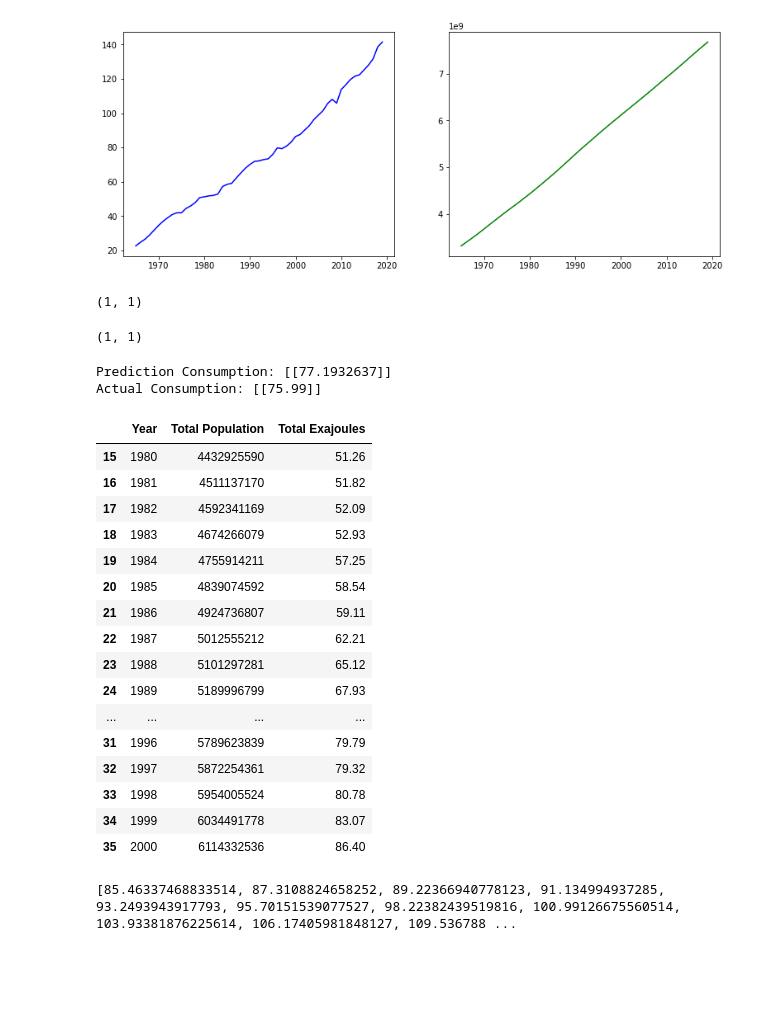
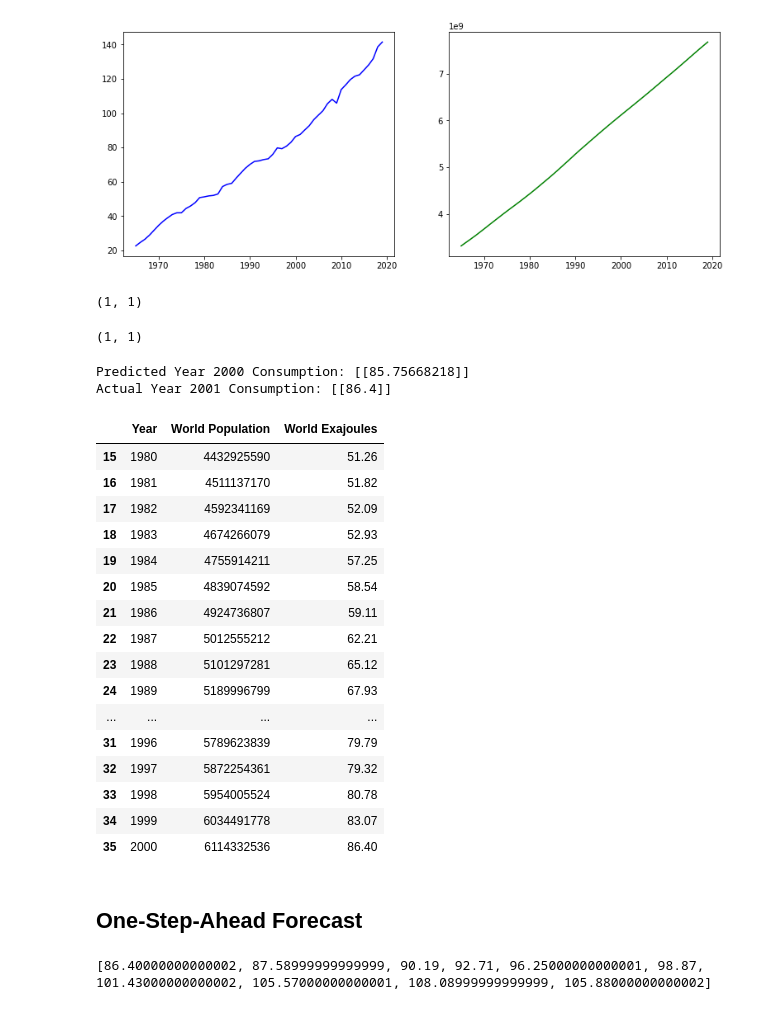
Before and after one commit to minerva-b/Final_Team_Project, a Jupyter notebook: minerva/MachineLearning_GasCsmp_1970-2019.ipynb, the cells around one changed output. Drawn from its saved outputs; the diff is of its cells as text; code cells hidden in the pictures; blank space fills up the shorter version.

Commit message:
Pushing w latest adjustments; one-step-ahead forecast on both prod and csmp

```diff
--- a/minerva/MachineLearning_GasCsmp_1970-2019.ipynb
+++ b/minerva/MachineLearning_GasCsmp_1970-2019.ipynb
@@ -54,6 +54,6 @@ gas_pop.head()
 # %%
 # Renaming columns
 # new_df = df.rename(columns={"A": "a", "B": "c"})
-gas_pop = gas_pop.rename(columns={"World": "Total Population", "Total World": "Total Exajoules"})
+gas_pop = gas_pop.rename(columns={"World": "World Population", "Total World": "World Exajoules"})
 gas_pop.head()
 # %% [output]
@@ -257,16 +255,18 @@ X_train_csmp, X_test_csmp, y_train_csmp, y_test_csmp = train_test_split(X_csmp,
 from sklearn.linear_model import LinearRegression
 model_csmp = LinearRegression()
 ### END SOLUTION
-# %%
-world_gas_2000_csmp = final_gas_csmp['Total Population'][30].reshape(-1, 1)
-world_gas_2000_csmp.shape
-# %% [output]
-(1, 1)
-# %%
-exajoules_2000_csmp = final_gas_csmp['Total Exajoules'][30].reshape(-1, 1)
-exajoules_2000_csmp.shape
-# %% [output]
-(1, 1)
+# %%
+# Need the 'population' for year 2000 to predict 2001
+world_gas_2000_csmp = final_gas_csmp.loc[final_gas_csmp['Year'] == 2000, 'World Population'].values.reshape(-1, 1)
+world_gas_2000_csmp.shape
+# %% [output]
+(1, 1)
+# %%
+# Need the 'exajoules' for 2001 for actual comparison to the prediction
+exajoules_2001_csmp = final_gas_csmp.loc[final_gas_csmp['Year'] == 2000, 'World Exajoules'].values.reshape(-1, 1)
+exajoules_2001_csmp.shape
+# %% [output]
+(1, 1)
 # %%
 # Fit the model to the data
 from sklearn.metrics import mean_squared_error, r2_score
@@ -274,19 +274,19 @@ fitment_csmp = model_csmp.fit(X_csmp, y_csmp)
 
 predicted_csmp = fitment_csmp.predict(world_gas_2000_csmp)
 
-print(f"Prediction Consumption: {predicted_csmp}")
-print(f"Actual Consumption: {exajoules_2000_csmp}")
+print(f"Predicted Year 2000 Consumption: {predicted_csmp}")
+print(f"Actual Year 2001 Consumption: {exajoules_2001_csmp}")
 
 ### BEGIN SOLUTION
 # model.fit(X_train, y_train)
 ### END SOLUTION
 # %% [output]
-Prediction Consumption: [[77.1932637]]
-Actual Consumption: [[75.99]]
+Predicted Year 2000 Consumption: [[85.75668218]]
+Actual Year 2001 Consumption: [[86.4]]
 # %%
-final_gas_csmp.loc[final_gas_csmp['Year'].between(1980, 2000), ['Year', 'Total Population', 'Total Exajoules']]
+final_gas_csmp.loc[final_gas_csmp['Year'].between(1980, 2000), ['Year', 'World Population', 'World Exajoules']]
 # %% [output]
-|  | Year | Total Population | Total Exajoules |
+|  | Year | World Population | World Exajoules |
 | 15 | 1980 | 4432925590 | 51.26 |
 | 16 | 1981 | 4511137170 | 51.82 |
 | 17 | 1982 | 4592341169 | 52.09 |
@@ -303,28 +303,27 @@ final_gas_csmp.loc[final_gas_csmp['Year'].between(1980, 2000), ['Year', 'Total P
 | 33 | 1998 | 5954005524 | 80.78 |
 | 34 | 1999 | 6034491778 | 83.07 |
 | 35 | 2000 | 6114332536 | 86.40 |
+# %% [markdown]
+## One-Step-Ahead Forecast
 # %%
-# A 'for loop' to make predictions for 2000-2019 (historical) to be able to obtain 2020 (our first prediction)
-# Move window one year ahead each time
+# A 'for loop' to run from years 2000-2009 to make predictions for 2001-2010 (historical testing)
+predict_01_10_csmp = []
 
-predict_01_20_csmp = []
-
-for year in range(20):
+for year in range(10): # range(10) = from 0 to 9
     start = 1980 + year
     end = 2000 + year
 
-#     print(start)
-#     print(end)
+    xy_csmp = final_gas_csmp.loc[final_gas_csmp['Year'].between(start, end), ['World Population', 'World Exajoules', 'World GDP (%)', 'World Inflation (Annual %)', 'World Tax (% on Goods & Services)']]
 
-    xy_csmp = final_gas_csmp.loc[final_gas_csmp['Year'].between(start, end), ['Total Population', 'Total Exajoules']]
-    X_csmp = xy_csmp["Total Population"].values.reshape(-1, 1)
-    y_csmp = xy_csmp["Total Exajoules"].values.reshape(-1, 1)
+    #     Does not need to be reshaped because there is more than 2 dimensions (features) for 'X_csmp'
+    X_csmp = xy_csmp[['World Population', 'World Exajoules', 'World GDP (%)', 'World Inflation (Annual %)', 'World Tax (% on Goods & Services)']]
+    y_csmp = xy_csmp["World Exajoules"].values.reshape(-1, 1)
     fitment_csmp = model_csmp.fit(X_csmp, y_csmp)
-    gas_csmp_predict = fitment_csmp.predict(xy_csmp['Total Population'].iloc[20].reshape(-1, 1))
 
-    for sublist in gas_csmp_predict:
-        for item in sublist:
-            predict_01_20_csmp.append(item)
-print(predict_01_20_csmp)
+#     Does not need to be reshaped to (-1, 1) in the gas csmp prediction
+    gas_csmp_predict = fitment_csmp.predict(X_csmp.iloc[20].values.reshape(1, -1))
+    predict_01_10_csmp.append(gas_csmp_predict.flatten()[0])
+
+print(predict_01_10_csmp)
 # %% [output]
-[85.46337468833514, 87.3108824658252, 89.22366940778123, 91.134994937285, 93.2493943917793, 95.70151539077527, 98.22382439519816, 100.99126675560514, 103.93381876225614, 106.17405981848127, 109.536788 ...
+[86.40000000000002, 87.58999999999999, 90.19, 92.71, 96.25000000000001, 98.87, 101.43000000000002, 105.57000000000001, 108.08999999999999, 105.88000000000002]
```
Also changed, not shown: parts of 12 cells of this notebook, 1 other file.
